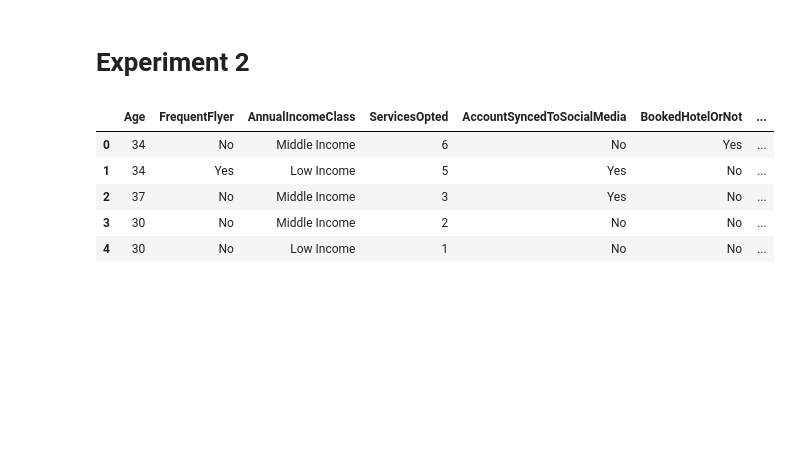
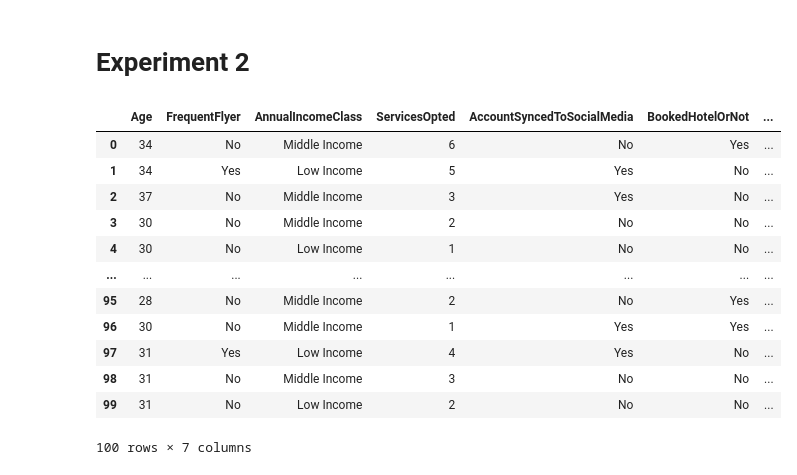
Before and after one commit to hargurjeet/LJMU_Thesis_Results_Hargurjeet_Singh, a Jupyter notebook: TabToText_Exp22.ipynb, the cells around one changed output. Drawn from its saved outputs; the diff is of its cells as text; code cells hidden in the pictures; blank space fills up the shorter version.

```diff
--- a/TabToText_Exp22.ipynb
+++ b/TabToText_Exp22.ipynb
@@ -38,16 +38,24 @@ travel_data.head()
 # Experiment 1
 # %% [markdown]
 # Experiment 2
-# %%
-dummy_df = travel_data.head()
-dummy_df
-# %% [output]
-|  | Age | FrequentFlyer | AnnualIncomeClass | ServicesOpted | AccountSyncedToSocialMedia | BookedHotelOrNot | ... |
-| 0 | 34 | No | Middle Income | 6 | No | Yes | ... |
-| 1 | 34 | Yes | Low Income | 5 | Yes | No | ... |
-| 2 | 37 | No | Middle Income | 3 | Yes | No | ... |
-| 3 | 30 | No | Middle Income | 2 | No | No | ... |
-| 4 | 30 | No | Low Income | 1 | No | No | ... |
+# %%
+dummy_df = travel_data.drop(columns='Target', axis=1).head()
+dummy_df = travel_data.head(100).copy()
+dummy_df
+# %% [output]
+|  | Age | FrequentFlyer | AnnualIncomeClass | ServicesOpted | AccountSyncedToSocialMedia | BookedHotelOrNot | ... |
+| 0 | 34 | No | Middle Income | 6 | No | Yes | ... |
+| 1 | 34 | Yes | Low Income | 5 | Yes | No | ... |
+| 2 | 37 | No | Middle Income | 3 | Yes | No | ... |
+| 3 | 30 | No | Middle Income | 2 | No | No | ... |
+| 4 | 30 | No | Low Income | 1 | No | No | ... |
+| ... | ... | ... | ... | ... | ... | ... | ... |
+| 95 | 28 | No | Middle Income | 2 | No | Yes | ... |
+| 96 | 30 | No | Middle Income | 1 | Yes | Yes | ... |
+| 97 | 31 | Yes | Low Income | 4 | Yes | No | ... |
+| 98 | 31 | No | Middle Income | 3 | No | No | ... |
+| 99 | 31 | No | Low Income | 2 | No | No | ... |
+100 rows × 7 columns
 # %%
 def row_to_textual_data(row):
     row_str = ', '.join([f"{col}: {val}" for col, val in row.items()])
```
Also changed, not shown: parts of 7 cells of this notebook.
